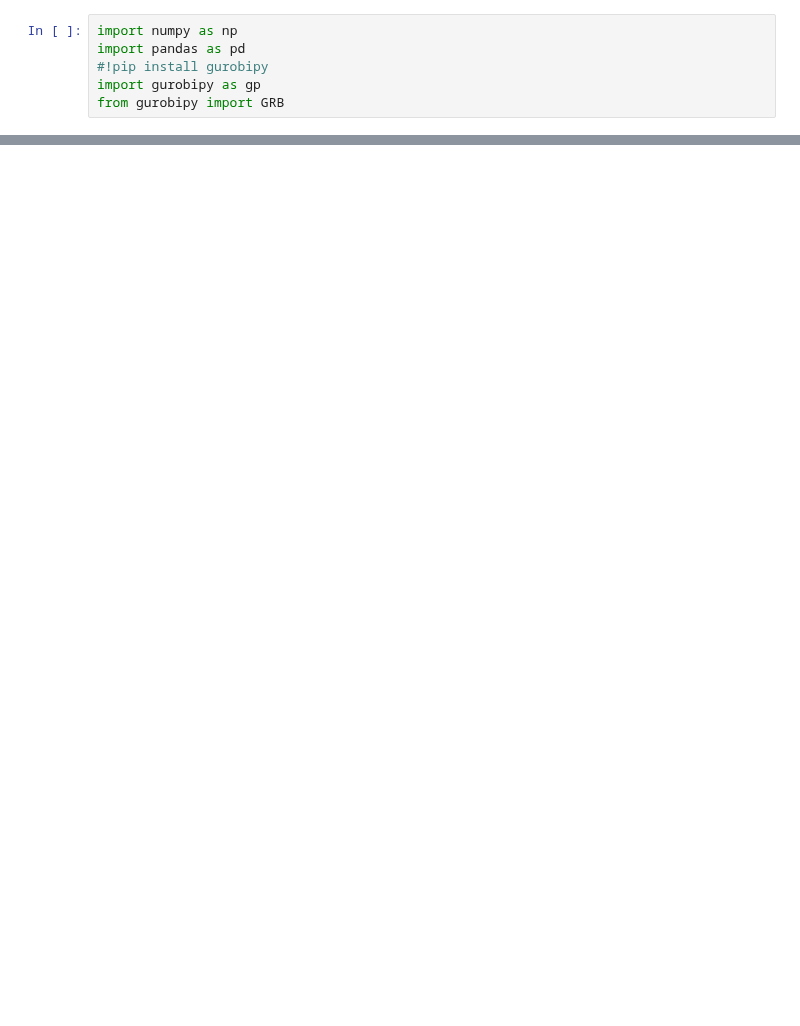
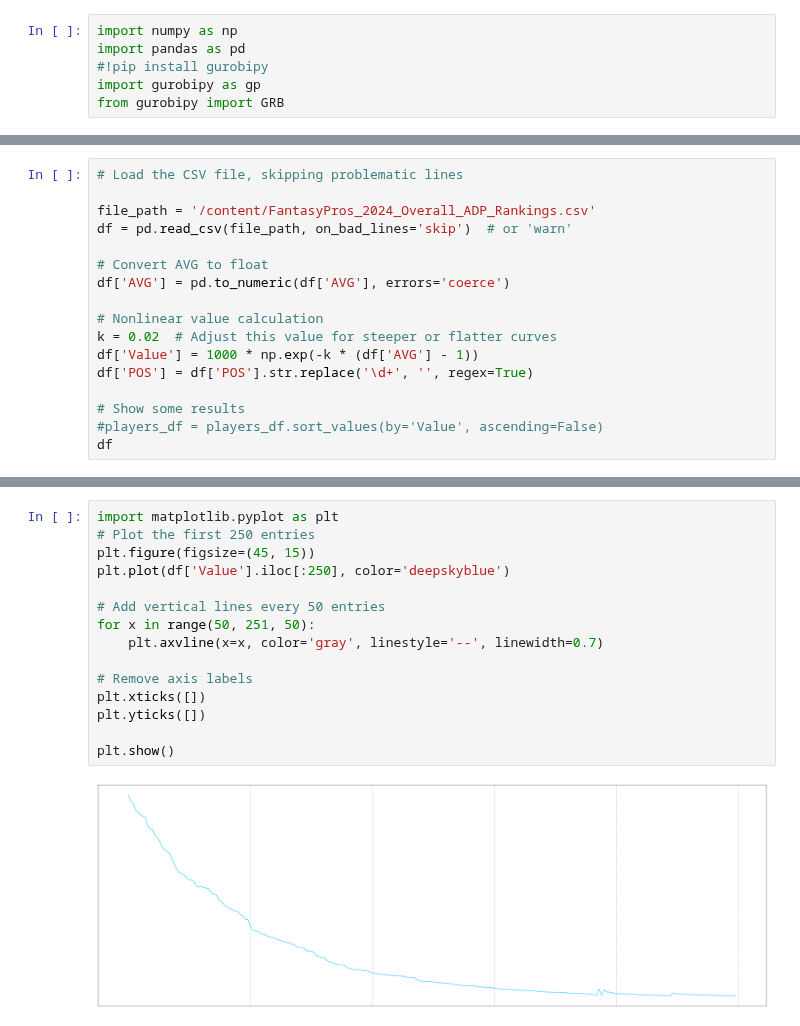
Before and after one commit to alexk2206/Data_Driven_Fantasy_Football, a Jupyter notebook: First.ipynb, the cells around one changed output, grey strips where cells are left out. Cells and saved outputs as stored; diff of their text form; blank space fills up the shorter version.

```diff
--- a/First.ipynb
+++ b/First.ipynb
@@ -73,0 +9,17 @@ for p in players:
+# %%
+# Load the CSV file, skipping problematic lines
+
+file_path = '/content/FantasyPros_2024_Overall_ADP_Rankings.csv'
+df = pd.read_csv(file_path, on_bad_lines='skip')  # or 'warn'
+
+# Convert AVG to float
+df['AVG'] = pd.to_numeric(df['AVG'], errors='coerce')
+
+# Nonlinear value calculation
+k = 0.02  # Adjust this value for steeper or flatter curves
+df['Value'] = 1000 * np.exp(-k * (df['AVG'] - 1))
+df['POS'] = df['POS'].str.replace('\d+', '', regex=True)
+
+# Show some results
+#players_df = players_df.sort_values(by='Value', ascending=False)
+df
@@ -73,0 +35,17 @@ for p in players:
+# %%
+import matplotlib.pyplot as plt
+# Plot the first 250 entries
+plt.figure(figsize=(45, 15))
+plt.plot(df['Value'].iloc[:250], color='deepskyblue')
+
+# Add vertical lines every 50 entries
+for x in range(50, 251, 50):
+    plt.axvline(x=x, color='gray', linestyle='--', linewidth=0.7)
+
+# Remove axis labels
+plt.xticks([])
+plt.yticks([])
+
+plt.show()
+# %% [output]
+[figure, added]
```
Also changed, not shown: parts of 6 cells of this notebook.
